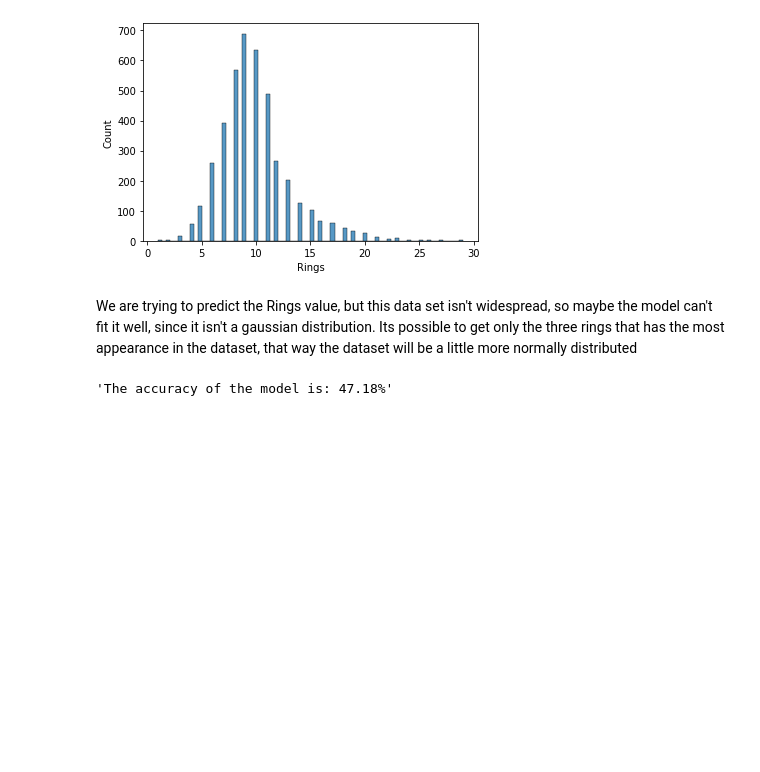
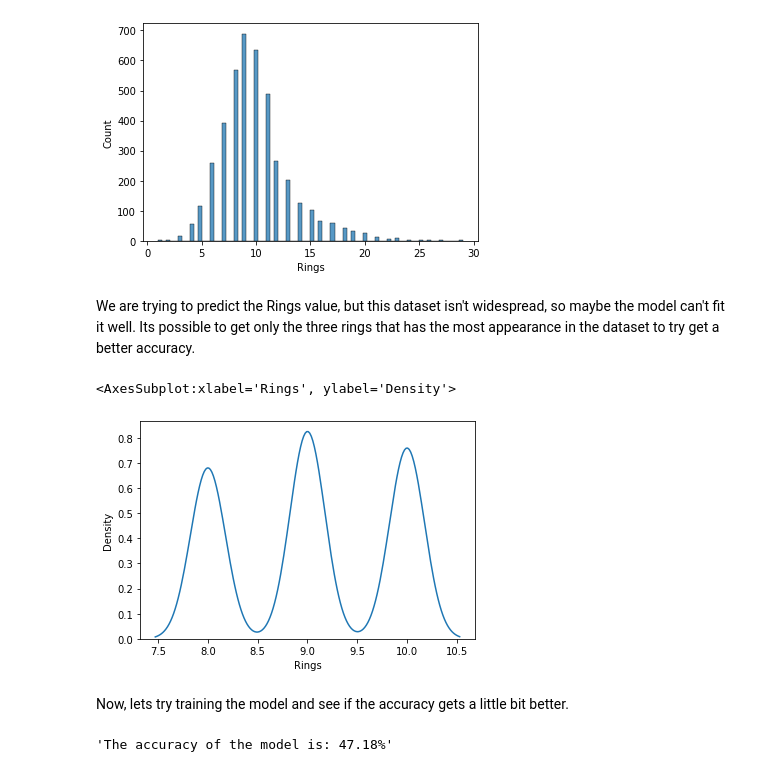
Before and after one commit to Gabrieldor/abanole-age-classification, a Jupyter notebook: abalone_age_classification.ipynb, the cells around one changed output. Drawn from its saved outputs; the diff is of its cells as text; code cells hidden in the pictures; blank space fills up the shorter version.

```diff
--- a/abalone_age_classification.ipynb
+++ b/abalone_age_classification.ipynb
@@ -70,7 +70,7 @@ sns.histplot(x=df['Rings'], data=df)
 <AxesSubplot:xlabel='Rings', ylabel='Count'>
 [figure]
 # %% [markdown]
-We are trying to predict the Rings value, but this data set isn't widespread, so maybe the model can't fit it well, since it isn't a gaussian distribution. Its possible to get only the three rings that has the most appearance in the dataset, that way the dataset will be a little more normally distributed
+We are trying to predict the Rings value, but this dataset isn't widespread, so maybe the model can't fit it well. Its possible to get only the three rings that has the most appearance in the dataset to try get a better accuracy.
 # %%
 count_of_rings = y.value_counts()
 rings_below_500 = []
@@ -84,6 +84,13 @@ for i in df.index:
         df.drop(i,inplace=True)
 X = df[['Length','Diameter','Height','Whole weight','Shucked weight','Viscera weight','Shell weight','F','I','M']]
 y = df['Rings']
+# %%
+sns.kdeplot(x=df['Rings'], data=df)
+# %% [output]
+<AxesSubplot:xlabel='Rings', ylabel='Density'>
+[figure, added]
+# %% [markdown]
+Now, lets try training the model and see if the accuracy gets a little bit better.
 # %%
 X_train, X_test, y_train, y_test = train_test_split(X,y, test_size=0.3,random_state=0)
 clf = SVC(kernel='linear')
```
Also changed, not shown: parts of 2 cells of this notebook.
